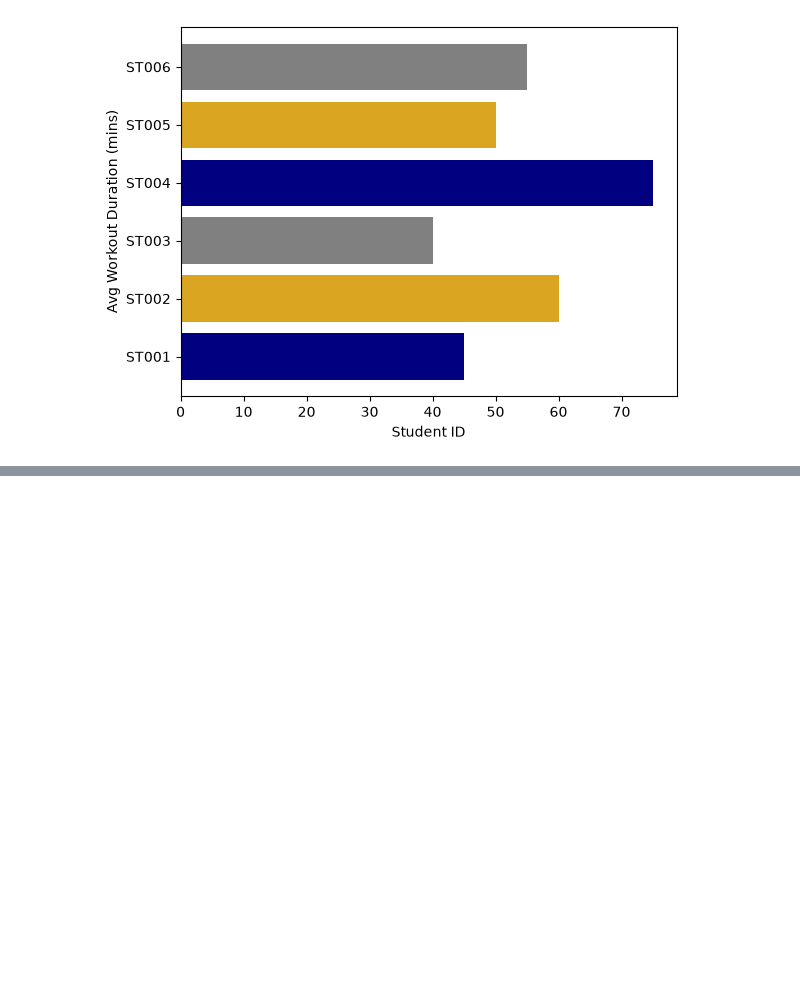
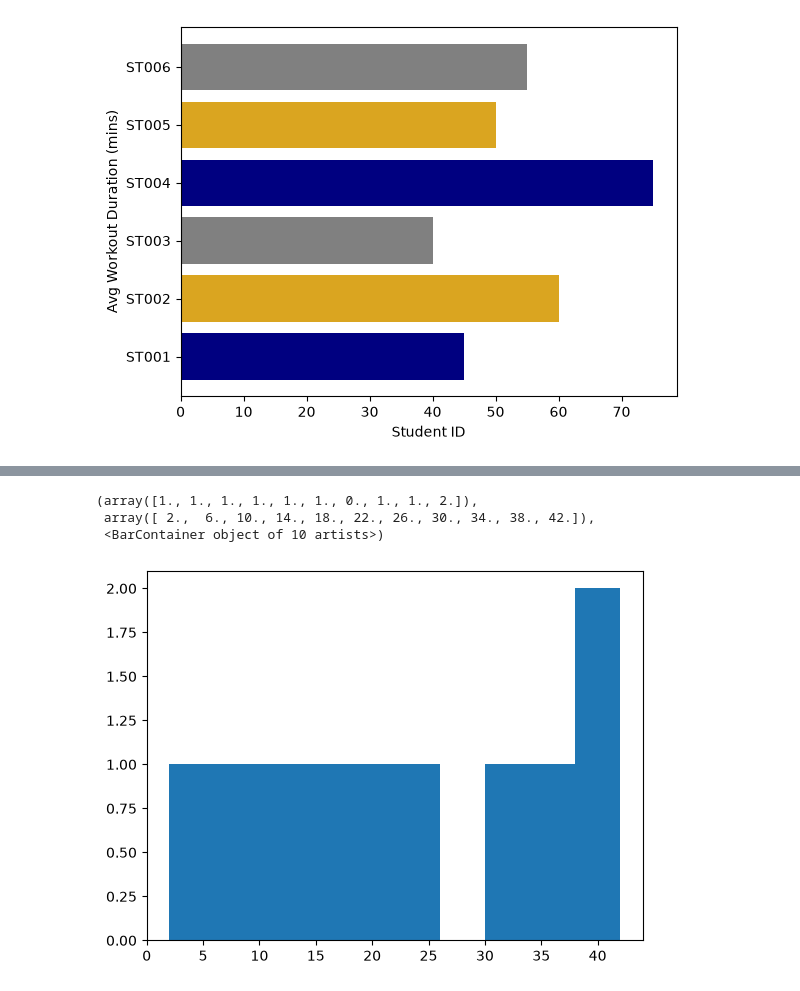
Before and after one commit to israel-oye/Python-Class-Batches, a Jupyter notebook: App-Based-Python/Batch-14A/Data Visualization/main.ipynb, the cells around one changed output, grey strips where cells are left out. Cells and saved outputs as stored; diff of their text form; code cells hidden in the pictures; blank space fills up the shorter version.

```diff
--- a/App-Based-Python/Batch-14A/Data Visualization/main.ipynb
+++ b/App-Based-Python/Batch-14A/Data Visualization/main.ipynb
@@ -108,0 +164,9 @@ plt.show()
+# %%
+# Histogram
+
+plt.hist(df['Errors_Made'], bins=10)
+# %% [output]
+(array([1., 1., 1., 1., 1., 1., 0., 1., 1., 2.]),
+ array([ 2.,  6., 10., 14., 18., 22., 26., 30., 34., 38., 42.]),
+ <BarContainer object of 10 artists>)
+[figure, added]
```
Also changed, not shown: parts of 3 cells of this notebook, 1 other file.
